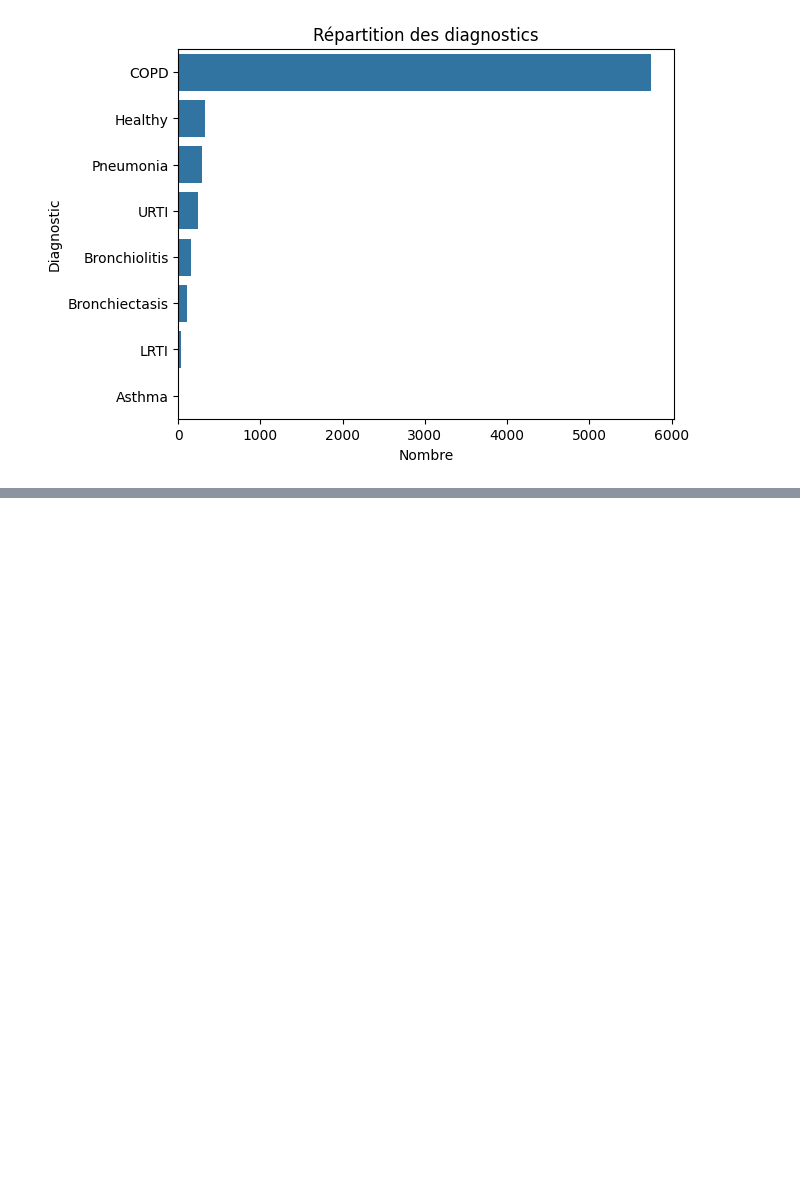
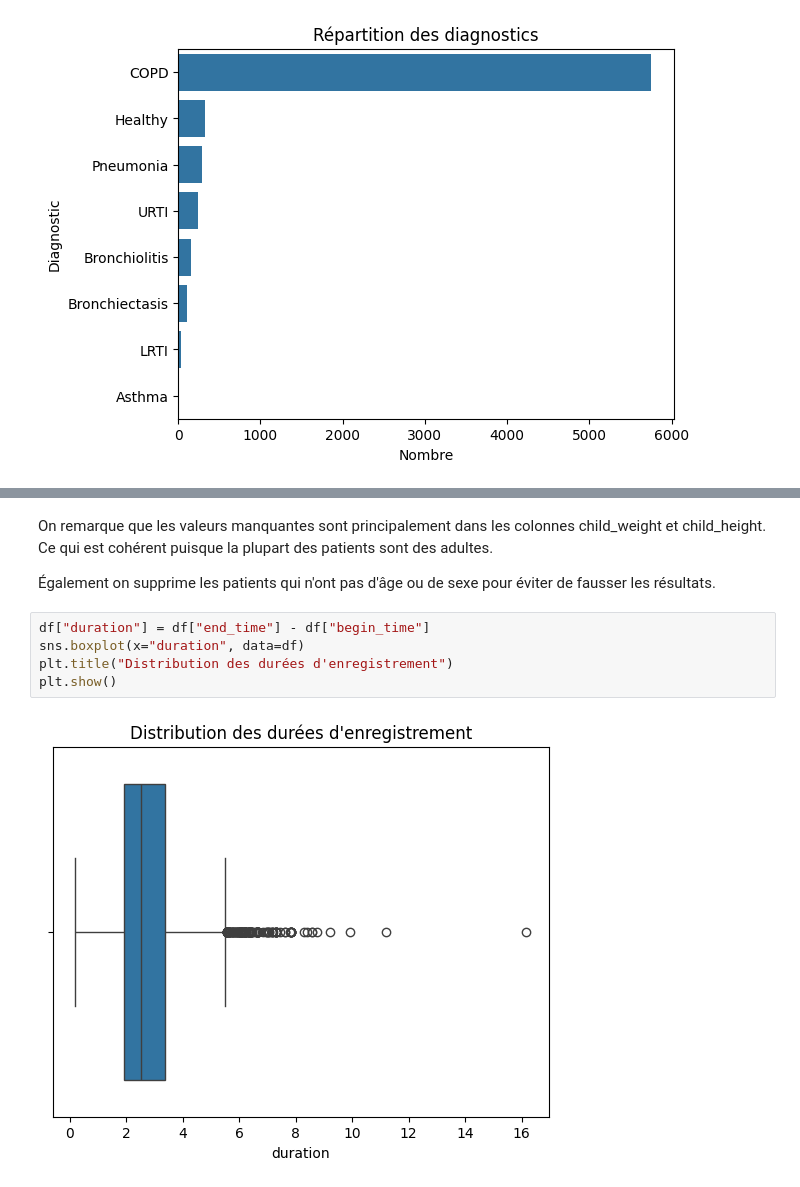
Before and after one commit to AlexandreFyl/RespiratorySounds, a Jupyter notebook: exploration.ipynb, the cells around one changed output, grey strips where cells are left out. Cells and saved outputs as stored; diff of their text form; blank space fills up the shorter version.

```diff
--- a/exploration.ipynb
+++ b/exploration.ipynb
@@ -168,0 +214,11 @@ plt.show()
+# %% [markdown]
+On remarque que les valeurs manquantes sont principalement dans les colonnes child_weight et child_height. Ce qui est cohérent puisque la plupart des patients sont des adultes.
+
+Également on supprime les patients qui n'ont pas d'âge ou de sexe pour éviter de fausser les résultats.
+# %%
+df["duration"] = df["end_time"] - df["begin_time"]
+sns.boxplot(x="duration", data=df)
+plt.title("Distribution des durées d'enregistrement")
+plt.show()
+# %% [output]
+[figure, added]
```
Also changed, not shown: parts of 3 cells of this notebook.
